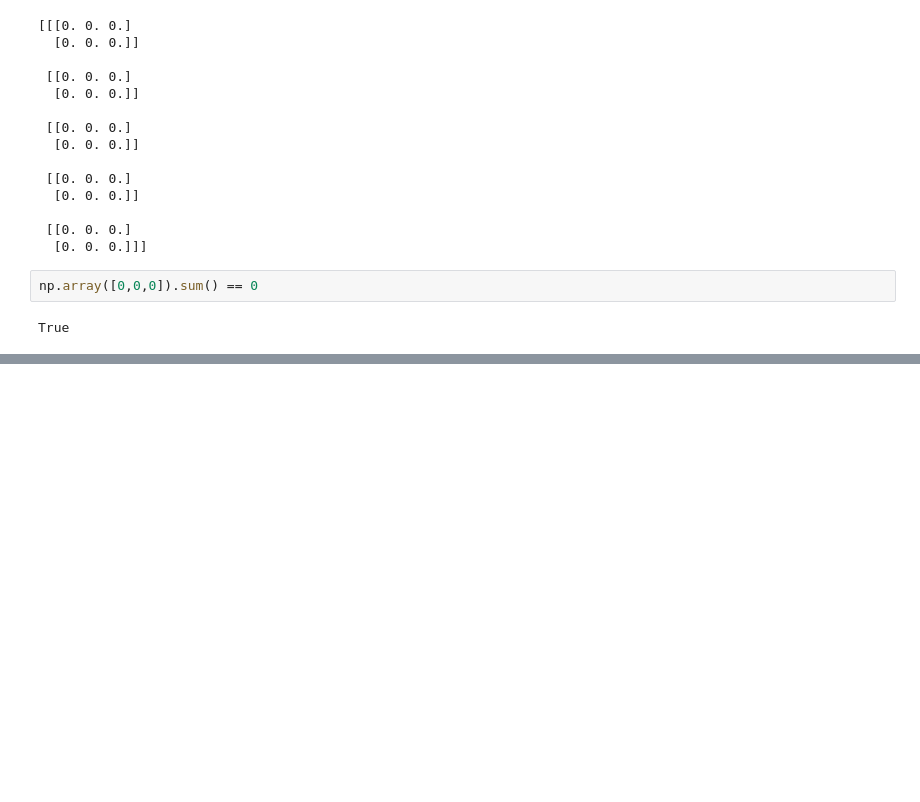
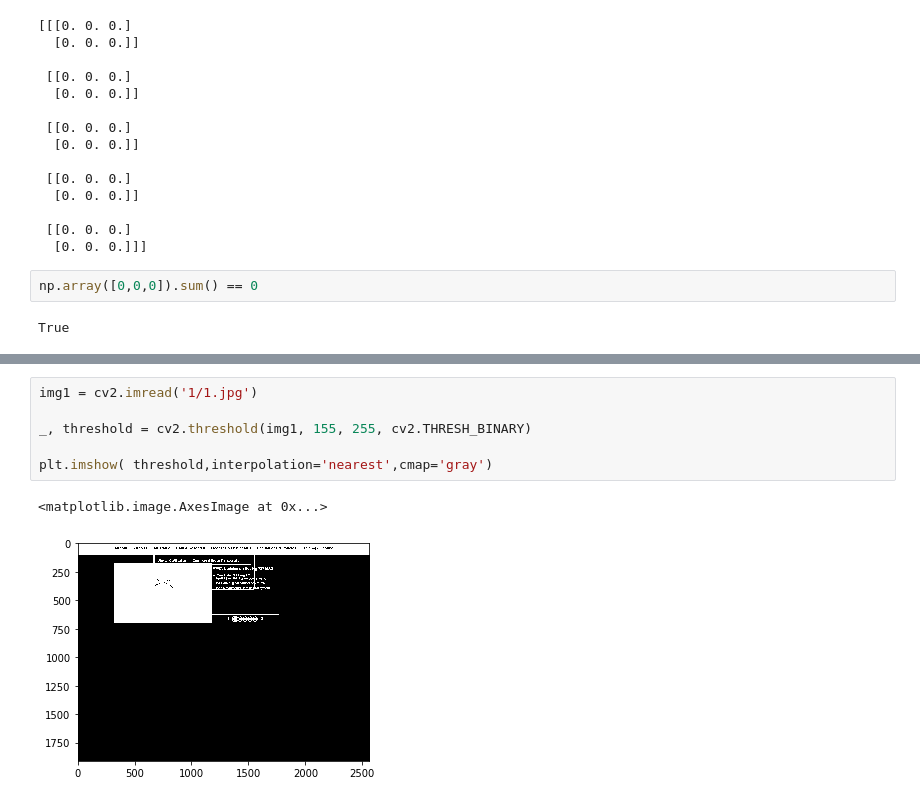
Before and after one commit to WaleedHashmi/JS-Cleaner, a Jupyter notebook: Comparison/Untitled.ipynb, the cells around one changed output, grey strips where cells are left out. Drawn from its saved outputs; the diff is of its cells as text; blank space fills up the shorter version.

```diff
--- a/Comparison/Untitled.ipynb
+++ b/Comparison/Untitled.ipynb
@@ -160,0 +183,9 @@ True
+# %%
+img1 = cv2.imread('1/1.jpg')
+
+_, threshold = cv2.threshold(img1, 155, 255, cv2.THRESH_BINARY)
+
+plt.imshow( threshold,interpolation='nearest',cmap='gray')
+# %% [output]
+<matplotlib.image.AxesImage at 0x...>
+[figure, added]
```
Also changed, not shown: parts of 7 cells of this notebook, 2 other files.
